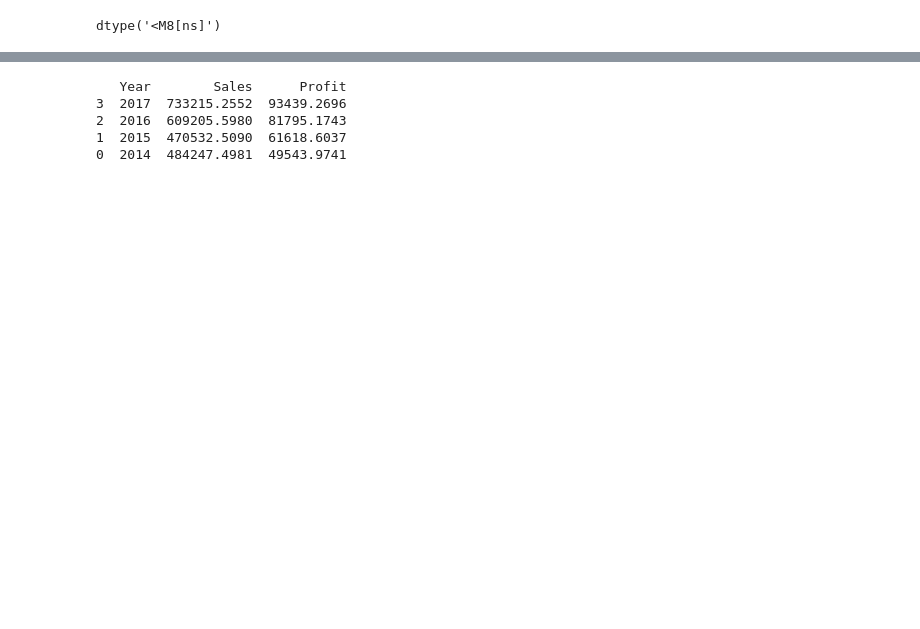
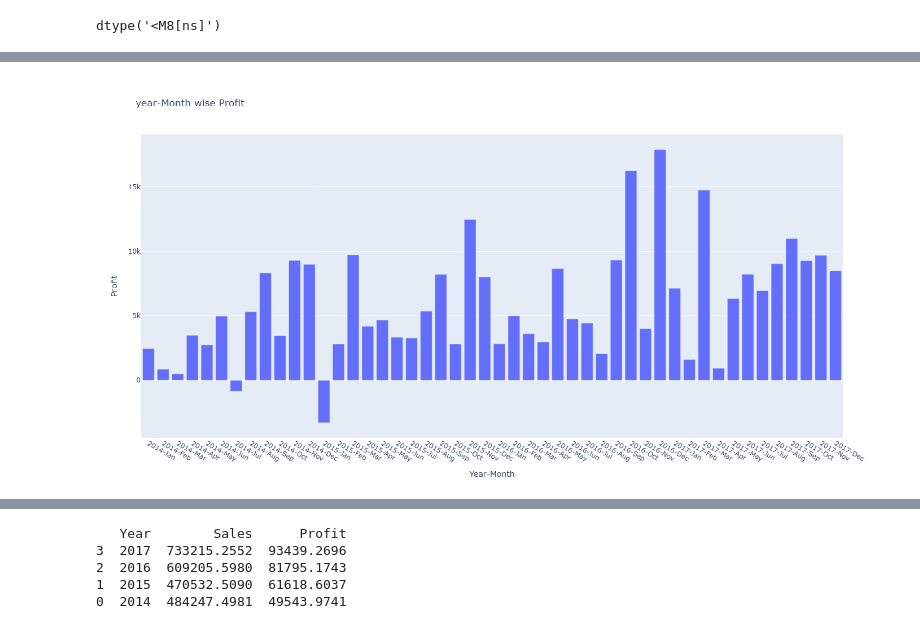
Before and after one commit to Akhil1U/Python_Basics, a Jupyter notebook: Numpy_pandas_matploat/superstore_analysis.ipynb, the cells around one changed output, grey strips where cells are left out. Saved outputs shown, nothing was run; the diff lists cells and outputs as text; code cells hidden in the pictures; blank space fills up the shorter version.

Commit message:
superstore-ipynb/mean_date

```diff
--- a/Numpy_pandas_matploat/superstore_analysis.ipynb
+++ b/Numpy_pandas_matploat/superstore_analysis.ipynb
@@ -244,9 +340,15 @@ dtype('<M8[ns]')
 
 df['Year'] = df['Order Date'].dt.year
 df['Month'] = df['Order Date'].dt.month_name()  # e.g., January
+df['Year-Month'] = df['Order Date'].dt.strftime('%Y-%b')
+df['YearMonth'] = pd.to_datetime(df['Year-Month'], format='%Y-%b')
 
 # here we sort month with highest profit
-monthly_trends = df.groupby(['Year', 'Month']).agg({'Sales': 'sum', 'Profit': 'sum'}).reset_index().sort_values('Profit', ascending=False)
-first_year = monthly_trends.head(12)
-print(first_year)
+trends = df.groupby(['YearMonth','Year-Month']).agg({'Sales': 'sum', 'Profit': 'sum'}).reset_index()
+    # .sort_values(by='Profit', ascending=False)
+
+
+monthly_trends = trends.copy()
+# monthly_trends['Profit'] =  monthly_trends['Profit'].map('{:,.2f}'.format)
+monthly_trends
 # %% [output]
@@ -265,0 +372,17 @@ print(first_year)
+# %%
+fig = px.bar(monthly_trends,
+             y='Profit',
+             x='Year-Month',
+             title='year-Month wise Profit',
+             )
+fig.update_layout(
+    height=700,
+    width=1500,
+    xaxis_tickangle=30,
+    # yaxis_title='Profit Margin (%)',
+    yaxis={'categoryorder': 'trace'}
+
+)
+fig.show()
+# %% [output]
+[figure, added]
```
Also changed, not shown: parts of 31 cells of this notebook, 1 other file.
